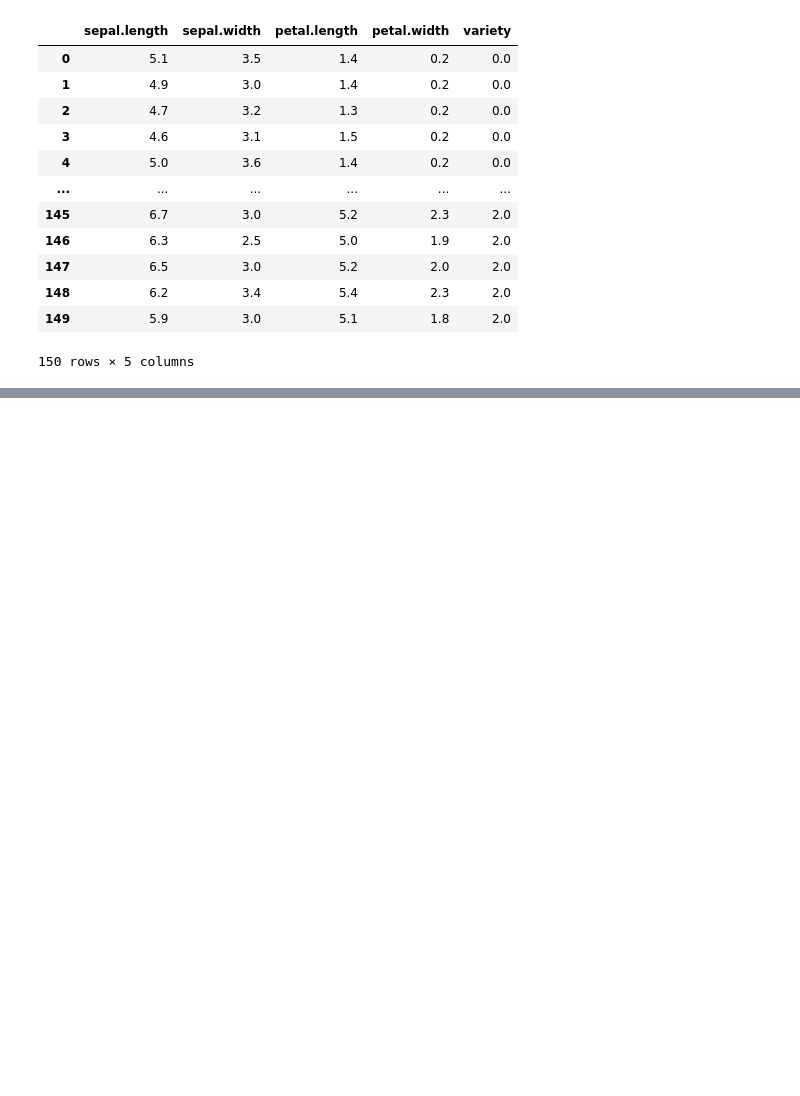
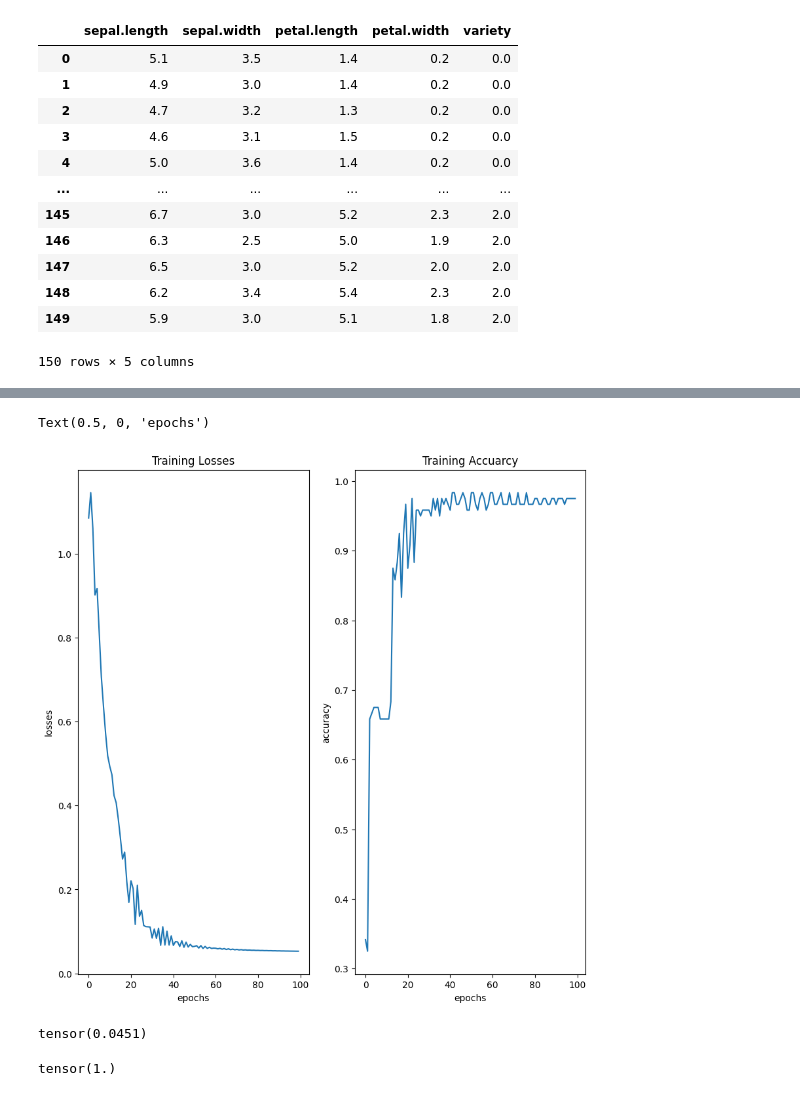
Before and after one commit to Asif520/Pytorch_learning_projects, a Jupyter notebook: Iris_with_pytorch.ipynb, the cells around one changed output, grey strips where cells are left out. Drawn from its saved outputs; the diff is of its cells as text; code cells hidden in the pictures; blank space fills up the shorter version.

```diff
--- a/Iris_with_pytorch.ipynb
+++ b/Iris_with_pytorch.ipynb
@@ -63,0 +90,6 @@ X_test = torch.FloatTensor(X_test)
+# %%
+# set criteron of model to measure the error
+criterion = nn.CrossEntropyLoss()
+
+# choose adam optimizer
+optimizer = torch.optim.Adam(model.parameters(), lr=0.1)
@@ -63,0 +119,23 @@ X_test = torch.FloatTensor(X_test)
+# %%
+from torchmetrics.classification import Accuracy
+
+accuracy = Accuracy(task="multiclass", num_classes=3)
+# %%
+#epochs
+epochs = 100
+losses = []
+accuracy_track = []
+#Train Model
+for i in range(epochs):
+    y_pred = model.forward(X_train)
+    loss = criterion(y_pred,y_train)
+    acc = accuracy(y_pred,y_train)
+    accuracy_track.append(acc.detach().numpy())
+    losses.append(loss.detach().numpy())
+
+    if i%10==0 :
+        print(f'Epoch: {i} accuracy: {acc} loss: {loss}')
+
+    optimizer.zero_grad()
+    loss.backward()
+    optimizer.step()
@@ -63,0 +153,16 @@ X_test = torch.FloatTensor(X_test)
+# %%
+plt.figure(figsize=(10, 10))
+plt.subplot(1, 2, 1)
+plt.plot(range(epochs),losses)
+plt.title('Training Losses')
+plt.ylabel('losses')
+plt.xlabel('epochs')
+
+plt.subplot(1, 2, 2)
+plt.plot(range(epochs),accuracy_track)
+plt.title('Training Accuarcy')
+plt.ylabel('accuracy')
+plt.xlabel('epochs')
+# %% [output]
+Text(0.5, 0, 'epochs')
+[figure, added]
@@ -63,0 +175,8 @@ X_test = torch.FloatTensor(X_test)
+# %%
+loss
+# %% [output]
+tensor(0.0451)
+# %%
+acc
+# %% [output]
+tensor(1.)
```
Also changed, not shown: parts of 12 cells of this notebook.
